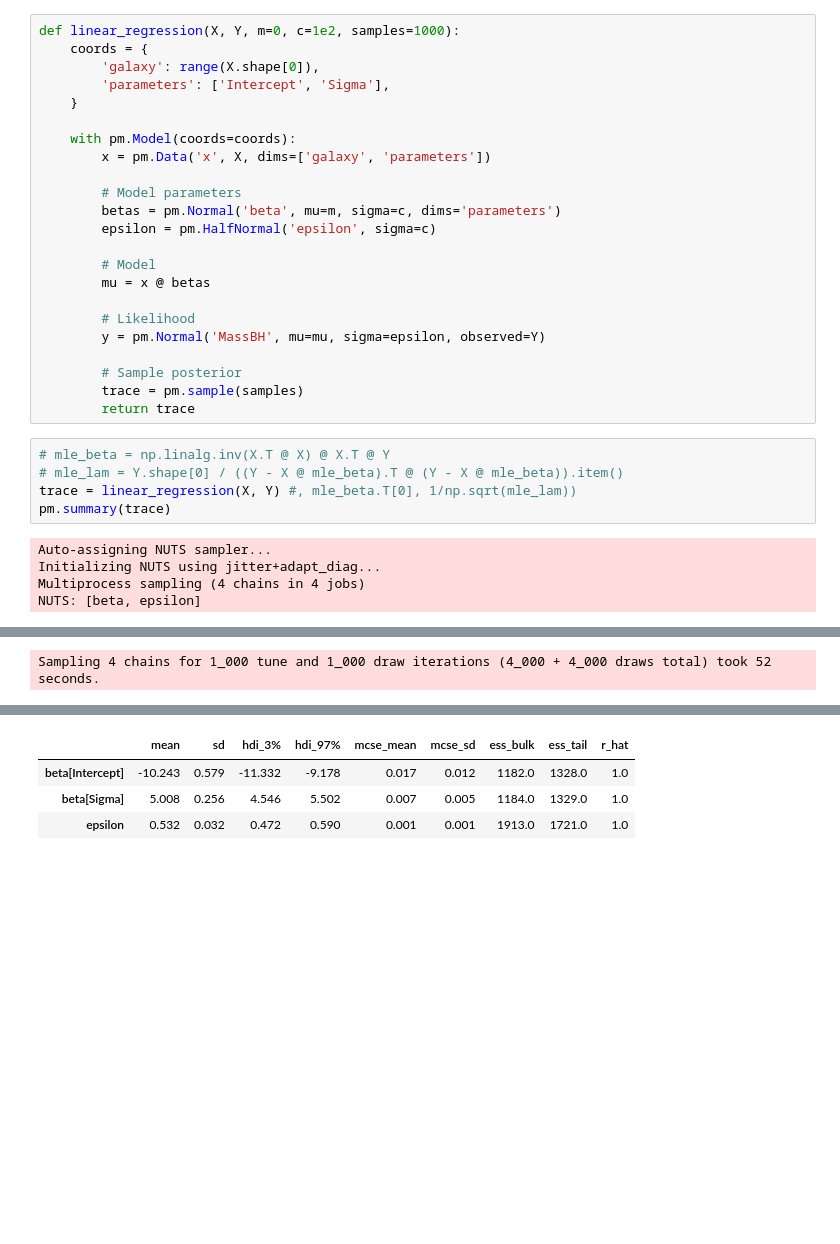
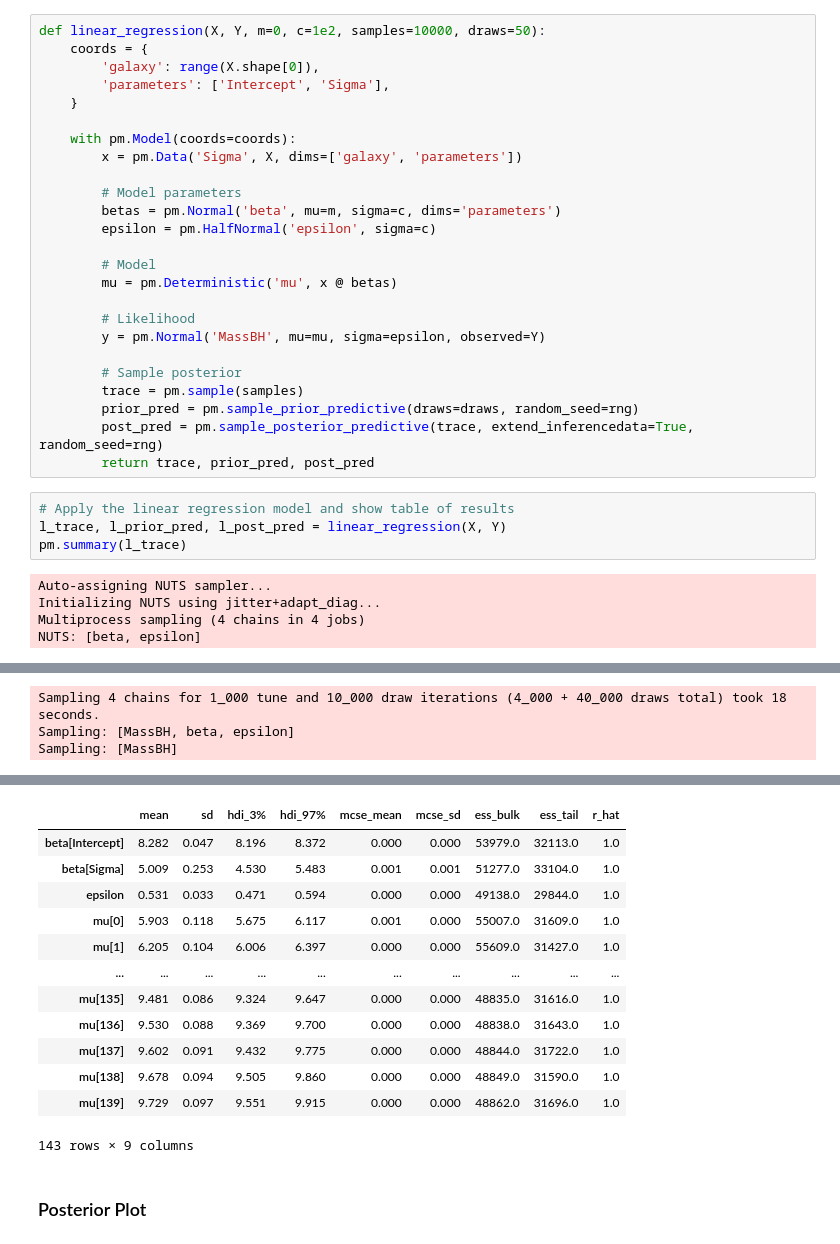
Before and after one commit to joh15016/AST-5731-Project-2, a Jupyter notebook: Research_Project_2.ipynb, the cells around one changed output, grey strips where cells are left out. Cells and saved outputs as stored; diff of their text form; blank space fills up the shorter version.

```diff
--- a/Research_Project_2.ipynb
+++ b/Research_Project_2.ipynb
@@ -45,31 +70,32 @@ plt.show()
 # %%
-def linear_regression(X, Y, m=0, c=1e2, samples=1000):
+def linear_regression(X, Y, m=0, c=1e2, samples=10000, draws=50):
     coords = {
         'galaxy': range(X.shape[0]),
         'parameters': ['Intercept', 'Sigma'],
     }
 
     with pm.Model(coords=coords):
-        x = pm.Data('x', X, dims=['galaxy', 'parameters'])
+        x = pm.Data('Sigma', X, dims=['galaxy', 'parameters'])
 
         # Model parameters
         betas = pm.Normal('beta', mu=m, sigma=c, dims='parameters')
         epsilon = pm.HalfNormal('epsilon', sigma=c)
 
         # Model
-        mu = x @ betas
+        mu = pm.Deterministic('mu', x @ betas)
 
         # Likelihood
         y = pm.Normal('MassBH', mu=mu, sigma=epsilon, observed=Y)
 
         # Sample posterior
         trace = pm.sample(samples)
-        return trace
+        prior_pred = pm.sample_prior_predictive(draws=draws, random_seed=rng)
+        post_pred = pm.sample_posterior_predictive(trace, extend_inferencedata=True, random_seed=rng)
+        return trace, prior_pred, post_pred
 # %%
-# mle_beta = np.linalg.inv(X.T @ X) @ X.T @ Y
-# mle_lam = Y.shape[0] / ((Y - X @ mle_beta).T @ (Y - X @ mle_beta)).item()
-trace = linear_regression(X, Y) #, mle_beta.T[0], 1/np.sqrt(mle_lam))
-pm.summary(trace)
+# Apply the linear regression model and show table of results
+l_trace, l_prior_pred, l_post_pred = linear_regression(X, Y)
+pm.summary(l_trace)
 # %% [output]
 Auto-assigning NUTS sampler...
 Initializing NUTS using jitter+adapt_diag...
@@ -78,4 +104,6 @@ NUTS: [beta, epsilon]
 [interactive output not drawn]
 [interactive output not drawn]
 [interactive output not drawn]
-Sampling 4 chains for 1_000 tune and 1_000 draw iterations (4_000 + 4_000 draws total) took 52 seconds.
+Sampling 4 chains for 1_000 tune and 10_000 draw iterations (4_000 + 40_000 draws total) took 18 seconds.
+Sampling: [MassBH, beta, epsilon]
+Sampling: [MassBH]
@@ -82,5 +113,16 @@ Sampling 4 chains for 1_000 tune and 1_000 draw iterations (4_000 + 4_000 draws
 |  | mean | sd | hdi_3% | hdi_97% | mcse_mean | mcse_sd | ess_bulk | ess_tail | r_hat |
-| beta[Intercept] | -10.243 | 0.579 | -11.332 | -9.178 | 0.017 | 0.012 | 1182.0 | 1328.0 | 1.0 |
-| beta[Sigma] | 5.008 | 0.256 | 4.546 | 5.502 | 0.007 | 0.005 | 1184.0 | 1329.0 | 1.0 |
-| epsilon | 0.532 | 0.032 | 0.472 | 0.590 | 0.001 | 0.001 | 1913.0 | 1721.0 | 1.0 |
+| beta[Intercept] | 8.282 | 0.047 | 8.196 | 8.372 | 0.000 | 0.000 | 53979.0 | 32113.0 | 1.0 |
+| beta[Sigma] | 5.009 | 0.253 | 4.530 | 5.483 | 0.001 | 0.001 | 51277.0 | 33104.0 | 1.0 |
+| epsilon | 0.531 | 0.033 | 0.471 | 0.594 | 0.000 | 0.000 | 49138.0 | 29844.0 | 1.0 |
+| mu[0] | 5.903 | 0.118 | 5.675 | 6.117 | 0.001 | 0.000 | 55007.0 | 31609.0 | 1.0 |
+| mu[1] | 6.205 | 0.104 | 6.006 | 6.397 | 0.000 | 0.000 | 55609.0 | 31427.0 | 1.0 |
+| ... | ... | ... | ... | ... | ... | ... | ... | ... | ... |
+| mu[135] | 9.481 | 0.086 | 9.324 | 9.647 | 0.000 | 0.000 | 48835.0 | 31616.0 | 1.0 |
+| mu[136] | 9.530 | 0.088 | 9.369 | 9.700 | 0.000 | 0.000 | 48838.0 | 31643.0 | 1.0 |
+| mu[137] | 9.602 | 0.091 | 9.432 | 9.775 | 0.000 | 0.000 | 48844.0 | 31722.0 | 1.0 |
+| mu[138] | 9.678 | 0.094 | 9.505 | 9.860 | 0.000 | 0.000 | 48849.0 | 31590.0 | 1.0 |
+| mu[139] | 9.729 | 0.097 | 9.551 | 9.915 | 0.000 | 0.000 | 48862.0 | 31696.0 | 1.0 |
+143 rows × 9 columns
+# %% [markdown]
+### Posterior Plot
 # %%
```
Also changed, not shown: parts of 30 cells of this notebook.
